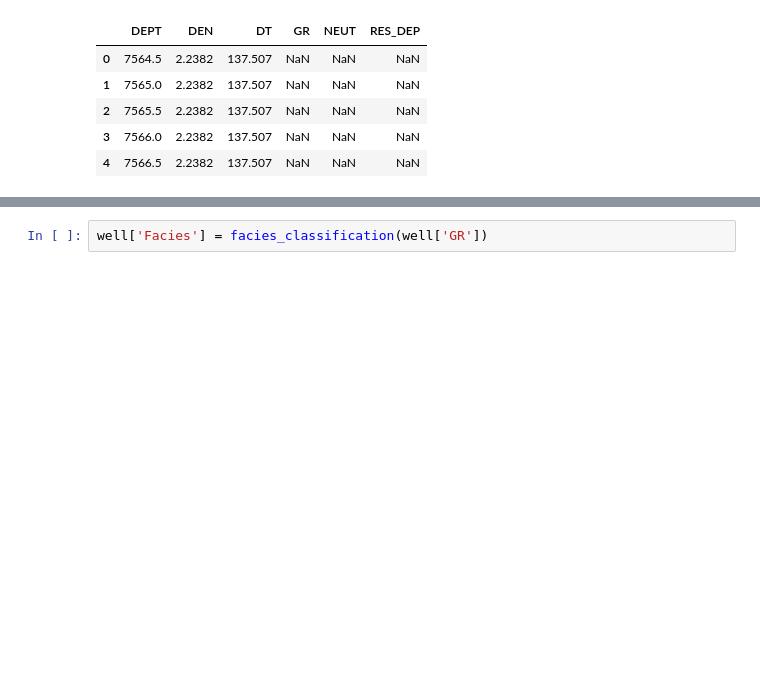
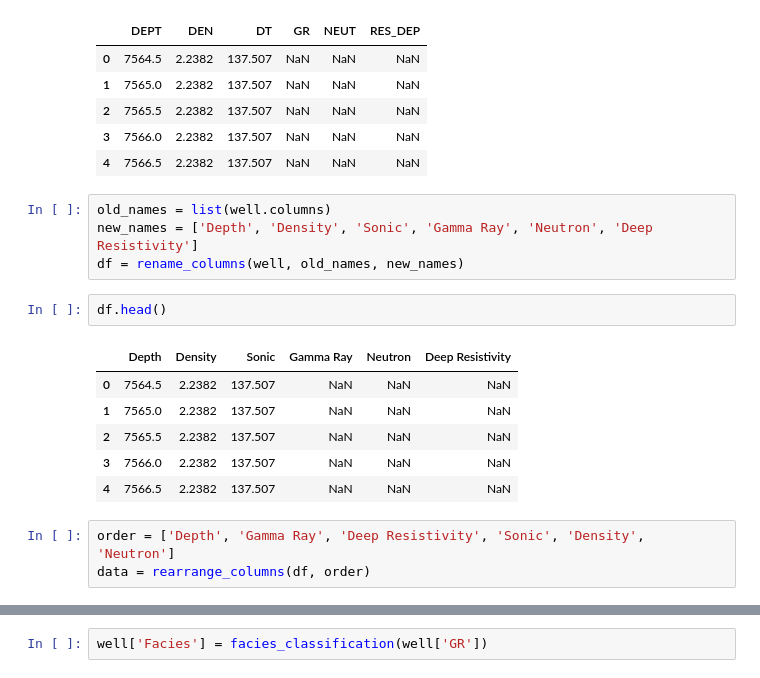
Before and after one commit to Egbetimmy/MSc-Project, a Jupyter notebook: data engineering.ipynb, the cells around one changed output, grey strips where cells are left out. Saved outputs shown, nothing was run; the diff lists cells and outputs as text; blank space fills up the shorter version.

```diff
--- a/data engineering.ipynb
+++ b/data engineering.ipynb
@@ -14,3 +14,19 @@ well.head()
 | 2 | 7565.5 | 2.2382 | 137.507 | NaN | NaN | NaN |
 | 3 | 7566.0 | 2.2382 | 137.507 | NaN | NaN | NaN |
 | 4 | 7566.5 | 2.2382 | 137.507 | NaN | NaN | NaN |
+# %%
+old_names = list(well.columns)
+new_names = ['Depth', 'Density', 'Sonic', 'Gamma Ray', 'Neutron', 'Deep Resistivity']
+df = rename_columns(well, old_names, new_names)
+# %%
+df.head()
+# %% [output]
+|  | Depth | Density | Sonic | Gamma Ray | Neutron | Deep Resistivity |
+| 0 | 7564.5 | 2.2382 | 137.507 | NaN | NaN | NaN |
+| 1 | 7565.0 | 2.2382 | 137.507 | NaN | NaN | NaN |
+| 2 | 7565.5 | 2.2382 | 137.507 | NaN | NaN | NaN |
+| 3 | 7566.0 | 2.2382 | 137.507 | NaN | NaN | NaN |
+| 4 | 7566.5 | 2.2382 | 137.507 | NaN | NaN | NaN |
+# %%
+order = ['Depth', 'Gamma Ray', 'Deep Resistivity', 'Sonic', 'Density', 'Neutron']
+data = rearrange_columns(df, order)
```
Also changed, not shown: parts of 7 cells of this notebook.
